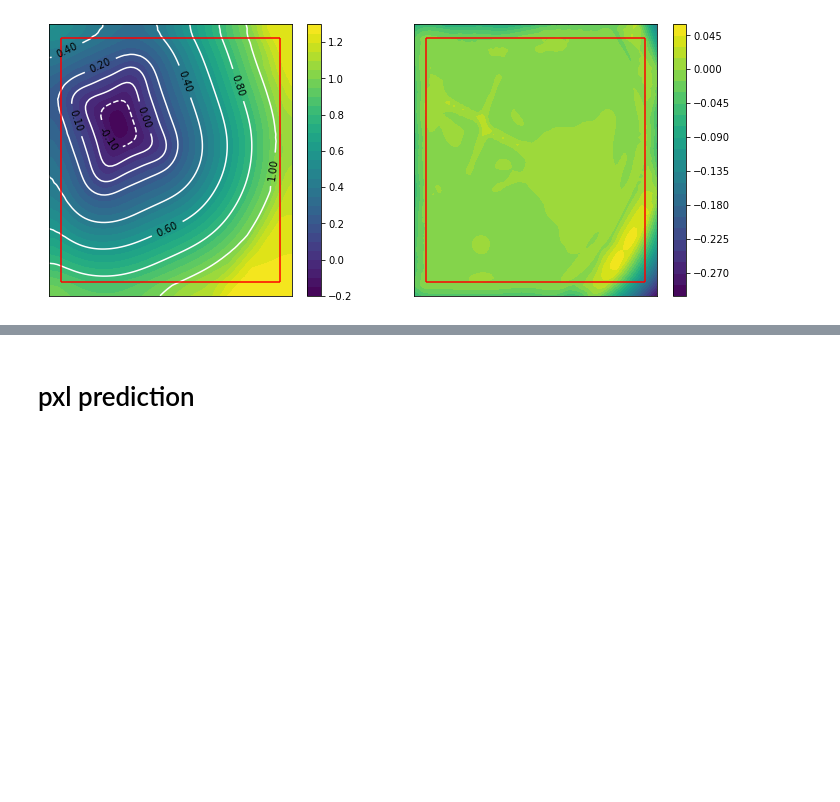
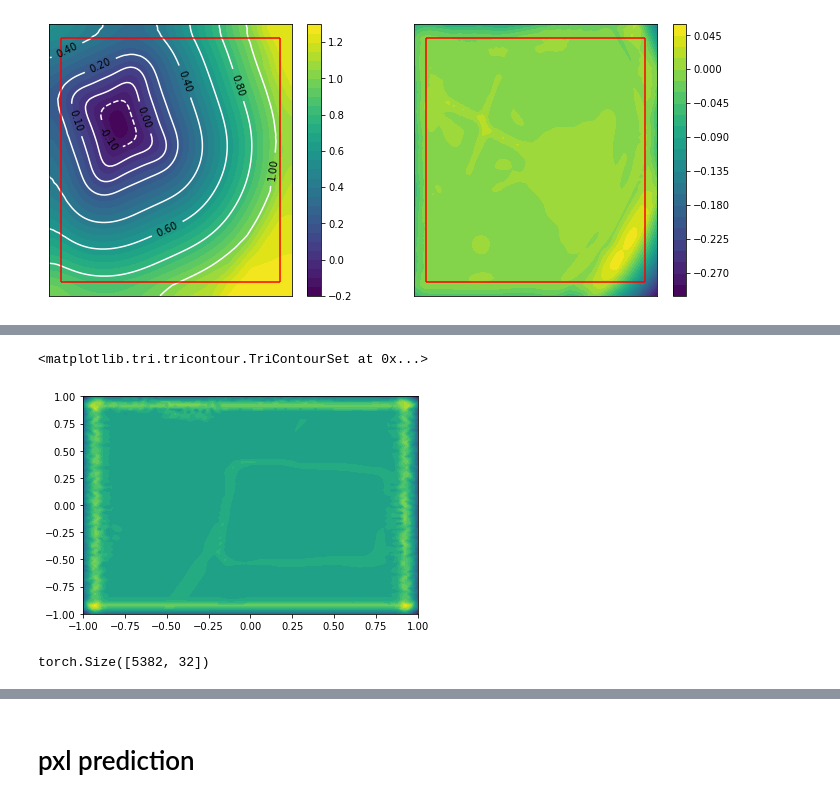
Before and after one commit to amaleki2/sdf-predict-graph, a Jupyter notebook: runs.ipynb, the cells around one changed output, grey strips where cells are left out. Cells and saved outputs as stored; diff of their text form; code cells hidden in the pictures; blank space fills up the shorter version.

```diff
--- a/runs.ipynb
+++ b/runs.ipynb
@@ -79,0 +117,15 @@ plot_results_diff(model, train_data, border=0.1, ndata=10, levels=[-0.2, -0.1, 0
+# %%
+node_attensions = np.zeros(n_nodes)
+for i in range(n_edges):
+    e1, e2 = edges2[:, i]
+    w = alphas2[i, 0]
+    node_attensions[e1] += w
+    node_attensions[e2] += w
+plot_mesh(mesh, vals=node_attensions)
+# %% [output]
+<matplotlib.tri.tricontour.TriContourSet at 0x...>
+[figure, added]
+# %%
+pred.shape
+# %% [output]
+torch.Size([5382, 32])
```
Also changed, not shown: parts of 15 cells of this notebook, 5 other files.
